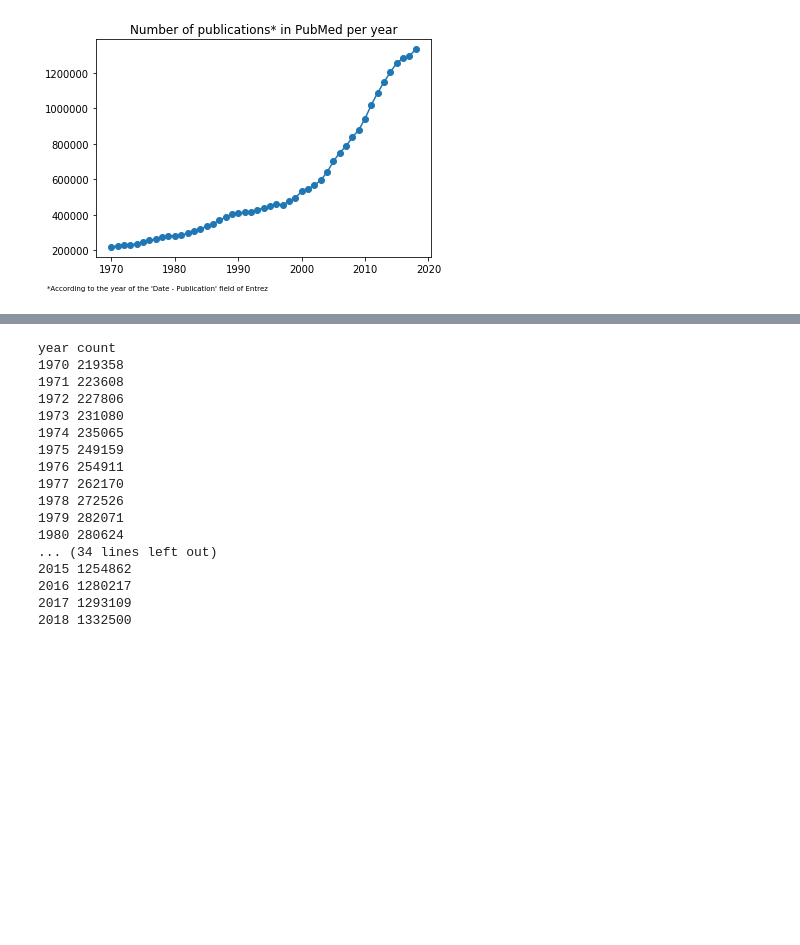
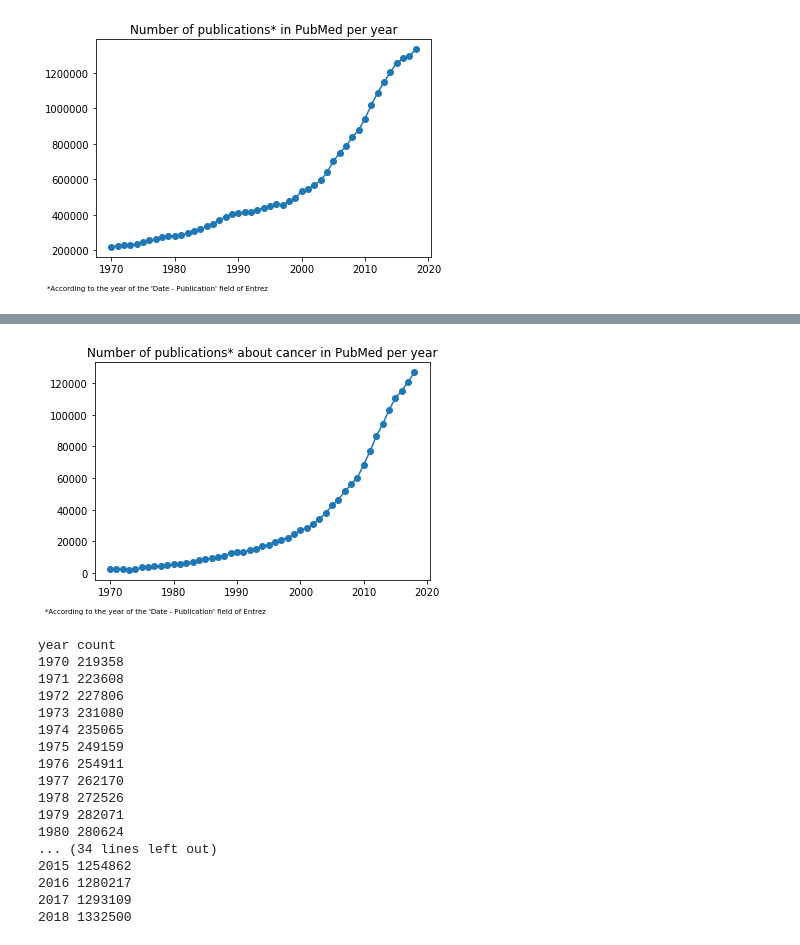
Before and after one commit to openpharma/pypharma_nlp, a Jupyter notebook: notebooks/pubmed_statistics.ipynb, the cells around one changed output, grey strips where cells are left out. Drawn from its saved outputs; the diff is of its cells as text; code cells hidden in the pictures; blank space fills up the shorter version.

Commit message:
added cancer papers

```diff
--- a/notebooks/pubmed_statistics.ipynb
+++ b/notebooks/pubmed_statistics.ipynb
@@ -27,3 +27,6 @@ year count
 plot_publications_per_year(year, counts)
 # %% [output]
 [figure]
+# %%
+years = range(1970, 2019)
+year, counts = publications_per_year(query="(\"cancer\"[Title/Abstract]")
@@ -30,3 +51,7 @@ plot_publications_per_year(year, counts)
+# %%
+plot_publications_per_year(year, counts, about="cancer")
+# %% [output]
+[figure, added]
 # %%
 # Get the counts for each year
 print("year count")
```
Also changed, not shown: parts of 2 cells of this notebook.
